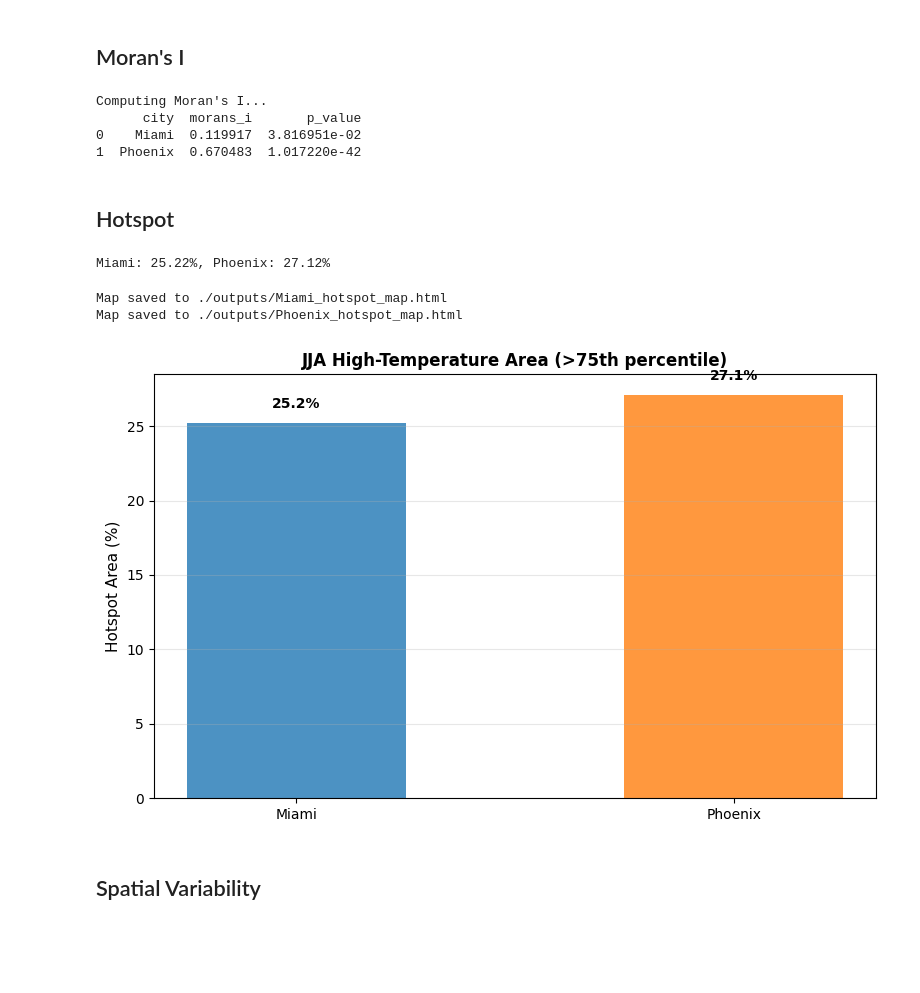
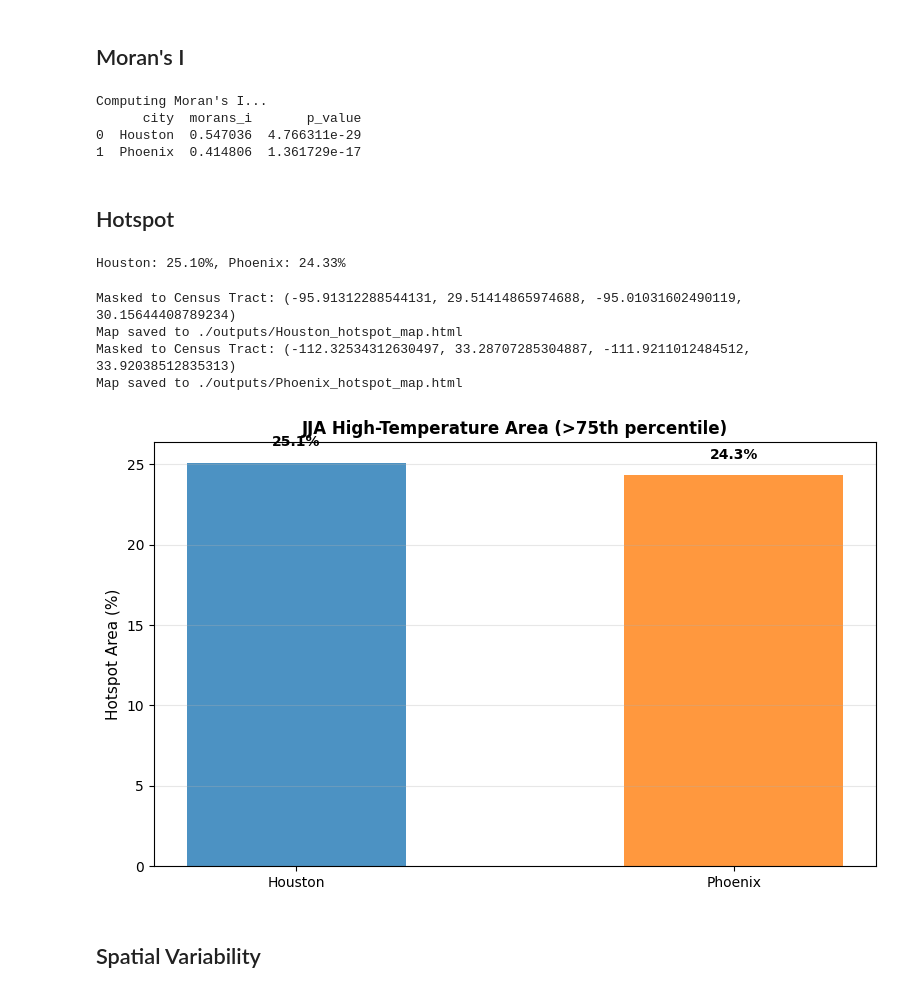
Before and after one commit to cchen744/lst-htindex-compare, a Jupyter notebook: lst-analysis/LST_analysis_JJA.ipynb, the cells around one changed output. Saved outputs shown, nothing was run; the diff lists cells and outputs as text; code cells hidden in the pictures; blank space fills up the shorter version.

Commit message:
Added Houston

```diff
--- a/lst-analysis/LST_analysis_JJA.ipynb
+++ b/lst-analysis/LST_analysis_JJA.ipynb
@@ -39,0 +73,6 @@ print("✓ Pipeline imported")
+# %%
+print("\nRunning Houston analysis...")
+houston_pipeline = JJALSTPipeline(config_houston)  # use previous config adapted to TIGER
+houston_results = houston_pipeline.run(export_geotiff=True)
+houston_stats = houston_results['statistics']
+print(houston_stats)
@@ -67,7 +121,6 @@ Step 1: Fetching MODIS JJA LST data...
 # %%
 print("\nRunning Phoenix analysis...")
-config_phoenix = create_config('Phoenix', start_year=2020, end_year=2024, output_dir='./outputs')
-phoenix_pipeline = JJALSTPipeline(config_phoenix)
+phoenix_pipeline = JJALSTPipeline(config_phoenix)  # use previous config adapted to TIGER
 phoenix_results = phoenix_pipeline.run(export_geotiff=True)
 phoenix_stats = phoenix_results['statistics']
 print(phoenix_stats)
@@ -127,7 +180,7 @@ def compute_morans_i(image, region, city_name, num_samples=150):
 
     points = [ee.Geometry.Point([lon, lat]) for lon in lons_grid for lat in lats_grid]
     sampled = image.sample(region=ee.FeatureCollection(points), scale=1000)
-    values = sampled.aggregate_array(config_miami.lst_band).getInfo()
+    values = sampled.aggregate_array(config_houston.lst_band).getInfo()
 
     temps_c = np.array([v * 0.02 - 273.15 for v in values if v])
     coords = np.array([[lons_grid[i % grid_size], lats_grid[i // grid_size]]
@@ -138,18 +191,18 @@ def compute_morans_i(image, region, city_name, num_samples=150):
     return {'city': city_name, 'morans_i': mi.I, 'p_value': mi.p_norm}
 
 print("Computing Moran's I...")
-miami_jja_mean = ee.ImageCollection(list(miami_results['jja_data_gee'].values())).mean()
+houston_jja_mean = ee.ImageCollection(list(houston_results['jja_data_gee'].values())).mean()
 phoenix_jja_mean = ee.ImageCollection(list(phoenix_results['jja_data_gee'].values())).mean()
 
-miami_mi = compute_morans_i(miami_jja_mean, config_miami.create_geom(), 'Miami')
+houston_mi = compute_morans_i(houston_jja_mean, config_houston.create_geom(), 'Houston')
 phoenix_mi = compute_morans_i(phoenix_jja_mean, config_phoenix.create_geom(), 'Phoenix')
-morans_df = pd.DataFrame([miami_mi, phoenix_mi])
+morans_df = pd.DataFrame([houston_mi, phoenix_mi])
 print(morans_df)
 # %% [output]
 Computing Moran's I...
       city  morans_i       p_value
-0    Miami  0.119917  3.816951e-02
-1  Phoenix  0.670483  1.017220e-42
+0  Houston  0.547036  4.766311e-29
+1  Phoenix  0.414806  1.361729e-17
 # %% [markdown]
 ## Hotspot
 # %%
@@ -163,50 +216,55 @@ def get_hotspot_pct(image, region):
     hotspots = list(hotspot_pixels.values())[0]
     return (hotspots / count * 100) if count > 0 else 0
 
-miami_hotspot = get_hotspot_pct(miami_jja_mean, config_miami.create_geom())
+houston_hotspot = get_hotspot_pct(houston_jja_mean, config_houston.create_geom())
 phoenix_hotspot = get_hotspot_pct(phoenix_jja_mean, config_phoenix.create_geom())
-print(f"Miami: {miami_hotspot:.2f}%, Phoenix: {phoenix_hotspot:.2f}%")
+print(f"Houston: {houston_hotspot:.2f}%, Phoenix: {phoenix_hotspot:.2f}%")
 # %% [output]
-Miami: 25.22%, Phoenix: 27.12%
+Houston: 25.10%, Phoenix: 24.33%
 # %%
 # hotspot map
 # After downloading GeoTIFF from Google Drive to local folder
 from lst_pipeline import LSTVisualizer
 
-miami_geotiff_path = '/content/drive/MyDrive/LST_maps/Miami_JJA_LST_2020_2024.tif'
+houston_geotiff_path = '/content/drive/MyDrive/LST_maps/Houston_JJA_LST_2020_2024.tif'
 phoenix_geotiff_path = '/content/drive/MyDrive/LST_maps/Phoenix_JJA_LST_2020_2024.tif'
 
+
 LSTVisualizer.create_hotspot_map(
-    miami_geotiff_path,
-    'Miami',
-    './outputs/Miami_hotspot_map.html',
-    city_center=[25.8, -80.2]
+    houston_geotiff_path,
+    'Houston',
+    './outputs/Houston_hotspot_map.html',
+    city_center=[29.76, -95.37],
+    census_geom=houston_geom
 )
 
 LSTVisualizer.create_hotspot_map(
     phoenix_geotiff_path,
     'Phoenix',
     './outputs/Phoenix_hotspot_map.html',
-    city_center=[33.425, -112.075]
+    city_center=[33.425, -112.075],
+    census_geom=phoenix_geom
 )
 # %% [output]
-Map saved to ./outputs/Miami_hotspot_map.html
+Masked to Census Tract: (-95.91312288544131, 29.51414865974688, -95.01031602490119, 30.15644408789234)
+Map saved to ./outputs/Houston_hotspot_map.html
+Masked to Census Tract: (-112.32534312630497, 33.28707285304887, -111.9211012484512, 33.92038512835313)
 Map saved to ./outputs/Phoenix_hotspot_map.html
 # %%
 fig, ax = plt.subplots(figsize=(8, 5))
-cities = ['Miami', 'Phoenix']
-hotspots = [miami_hotspot, phoenix_hotspot]
+cities = ['Houston', 'Phoenix']
+hotspots = [houston_hotspot, phoenix_hotspot]
 bars = ax.bar(cities, hotspots, color=['#1f77b4', '#ff7f0e'], alpha=0.8, width=0.5)
 ax.set_ylabel('Hotspot Area (%)', fontsize=11)
 ax.set_title('JJA High-Temperature Area (>75th percentile)', fontweight='bold', fontsize=12)
 ax.grid(True, alpha=0.3, axis='y')
 for bar, v in zip(bars, hotspots):
     ax.text(bar.get_x() + bar.get_width()/2, v + 1, f'{v:.1f}%', ha='center', fontweight='bold')
 plt.tight_layout()
 plt.savefig('./outputs/hotspot_jja_comparison.png', dpi=150, bbox_inches='tight')
 plt.show()
 # %% [output]
-[figure, old version]
+[figure, new version]
 # %% [markdown]
 ## Spatial Variability
 # %%
```
Also changed, not shown: parts of 14 cells of this notebook.
